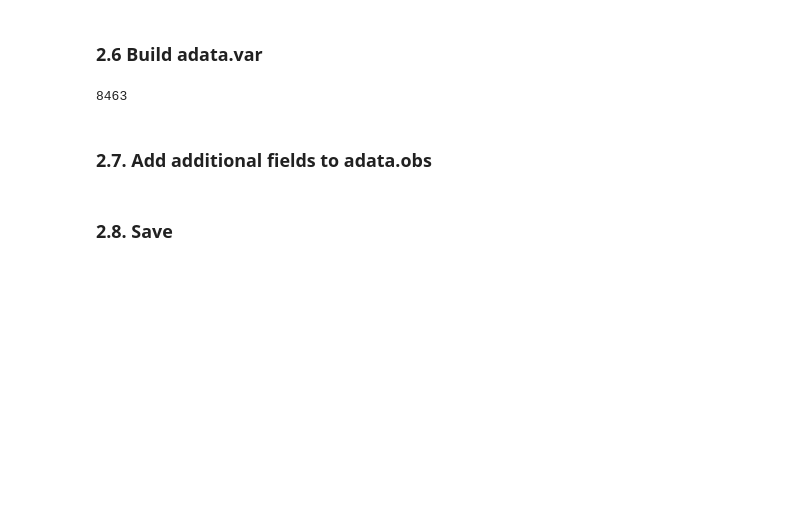
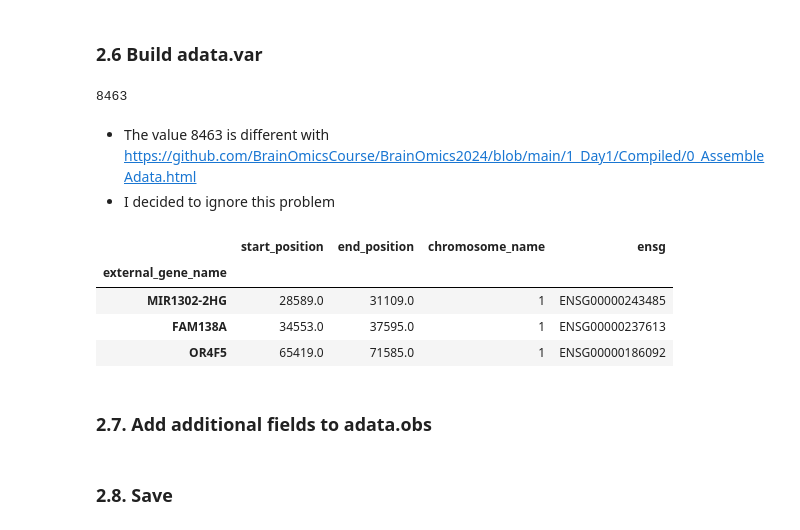
Before and after one commit to jhlee0637/OpenLearn-BioAI, a Jupyter notebook: BrainOmics2024_Day1-3/Day0_Setting/anndata_optimization.ipynb, the cells around one changed output. Cells and saved outputs as stored; diff of their text form; code cells hidden in the pictures; blank space fills up the shorter version.

```diff
--- a/BrainOmics2024_Day1-3/Day0_Setting/anndata_optimization.ipynb
+++ b/BrainOmics2024_Day1-3/Day0_Setting/anndata_optimization.ipynb
@@ -237,7 +244,8 @@ adata.obs = adata.obs.join(meta, how='left', validate='one_to_one')
 # %%
 annot = sc.queries.biomart_annotations(
         "hsapiens",
-        ["ensembl_gene_id", "external_gene_name","start_position", "end_position", "chromosome_name"]).set_index("ensembl_gene_id")
+        ["ensembl_gene_id", "external_gene_name","start_position", "end_position", "chromosome_name"],
+    ).set_index("ensembl_gene_id")
 # %%
 adata.var = adata.var.join(annot, how='left', validate='one_to_one')
 print(adata.var['external_gene_name'].isnull().sum())
@@ -244,5 +253,8 @@ print(adata.var['external_gene_name'].isnull().sum())
 # %% [output]
 8463
+# %% [markdown]
+* The value 8463 is different with https://github.com/BrainOmicsCourse/BrainOmics2024/blob/main/1_Day1/Compiled/0_AssembleAdata.html
+* I decided to ignore this problem
 # %%
 adata.var['ensg'] = adata.var.index.tolist()
 adata.var['external_gene_name'] = adata.var['external_gene_name'].fillna(adata.var.ensg)
@@ -251,6 +263,14 @@ adata.var['external_gene_name'] = adata.var['external_gene_name'].fillna(adata.v
 adata.var.index = adata.var['external_gene_name']
 adata.var.drop('external_gene_name', axis = 1, inplace = True)
 adata.var_names_make_unique()
+# %%
+adata.var.head(3)
+# %% [output]
+|  | start_position | end_position | chromosome_name | ensg |
+| external_gene_name |  |  |  |  |
+| MIR1302-2HG | 28589.0 | 31109.0 | 1 | ENSG00000243485 |
+| FAM138A | 34553.0 | 37595.0 | 1 | ENSG00000237613 |
+| OR4F5 | 65419.0 | 71585.0 | 1 | ENSG00000186092 |
 # %% [markdown]
 ### 2.7. Add additional fields to adata.obs
 # %%
```
Also changed, not shown: parts of 10 cells of this notebook.
